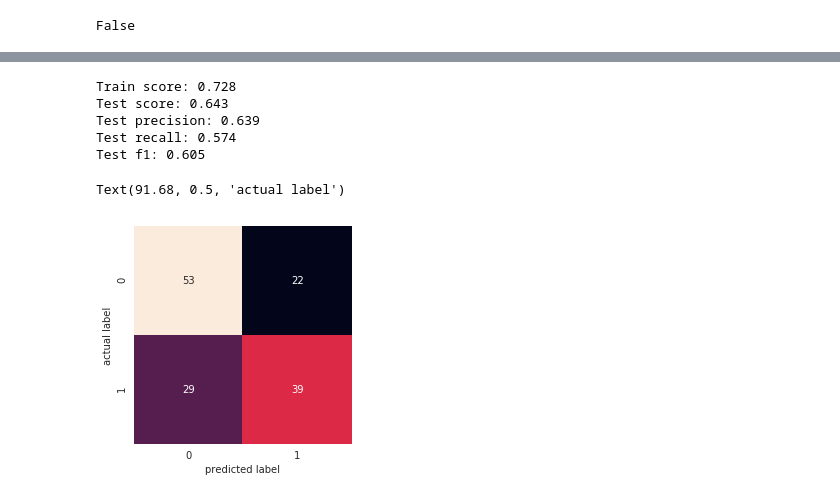
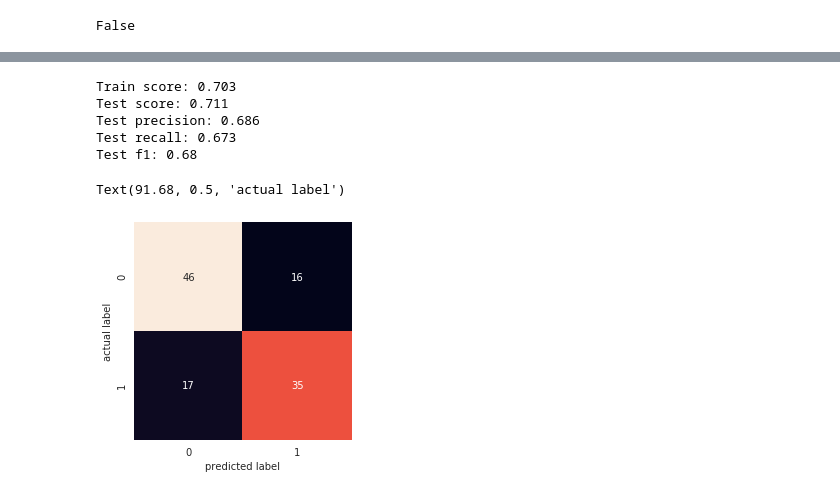
Before and after one commit to ArmstrongA/epl_predictions, a Jupyter notebook: epl_predictions.ipynb, the cells around one changed output, grey strips where cells are left out. Saved outputs shown, nothing was run; the diff lists cells and outputs as text; code cells hidden in the pictures.

```diff
--- a/epl_predictions.ipynb
+++ b/epl_predictions.ipynb
@@ -461,8 +567,10 @@ df[["HomeTeam", "HomeTeam_Enc", "AwayTeam", "AwayTeam_Enc"]].head(21)
+# %%
+df = pd.get_dummies(df, columns=['HomeTeam', 'AwayTeam'])
 # %%
 df["target"] = [1 if x == 'H' else 0 for x in list(df["FTR"])]
 # %%
 X = df.drop(['Referee', 'HS', 'AS', 'HST', 'AST', 'HC', 'AC', 'HF', 'AF', 'HY', 'AY', 'HR', 'AR', 'HS', 'AS', 'HST',
-         'AST', 'HC', 'AC', 'HF', 'AF', 'HY', 'AY', 'HR', 'AR',"Div", "Date", "FTHG", "HomeTeam", "AwayTeam",
+         'AST', 'HC', 'AC', 'HF', 'AF', 'HY', 'AY', 'HR', 'AR',"Div", "Date", "FTHG",
          'FTAG','FTR','HTHG','HTAG','HTR'], axis=1).reset_index(drop=True)
 X.columns
 # %% [output]
@@ -526,7 +630,7 @@ pdf.shape
 Y = pdf['target']
 X = pdf[[x for x in pdf.columns if x != 'target']]
 # %%
-X_train, X_test, y_train, y_test = train_test_split(X, Y, test_size = 0.25, random_state = 5)
+X_train, X_test, y_train, y_test = train_test_split(X, Y, test_size = 0.20, random_state = 5, stratify=Y, shuffle=True)
 print(X_train.shape)
 print(X_test.shape)
 print(y_train.shape)
@@ -540,3 +644,19 @@ print(y_test.shape)
 X_train.isnull().values.any()
 # %% [output]
 False
+# %%
+scorer = make_scorer(f1_score)
+clf_lr = LogisticRegression(class_weight='balanced')
+param_dist = {'penalty': ['l1', 'l2'],
+             'C': stats.uniform(0.001, 1)
+             }
+
+lr_rndm = RandomizedSearchCV(clf_lr, param_distributions = param_dist,
+                         cv = 3, random_state = 12, n_iter = 1000,
+                         scoring = scorer, error_score = 0,
+                         verbose = 3, n_jobs = -1)
+
+lr_rndm.fit(X_train, y_train)
+print("Score: {}".format(lr_rndm.best_score_))
+print(lr_rndm.best_estimator_)
+print(lr_rndm.best_params_)
@@ -543,30 +679,30 @@ False
 # %%
-lr_clf = LogisticRegression()
-
+#lr_clf = LogisticRegression(penalty='l1', C=0.09, class_weight='balanced')
+lr_clf = lr_rndm.best_estimator_
 lr_clf.fit(X_train, y_train)
 
 lr_y_pred = lr_clf.predict(X_test)
 
 print(f"Train score: {round(lr_clf.score(X_train, y_train), 3)}")
 print(f"Test score: {round(lr_clf.score(X_test, y_test), 3)}")
 print(f"Test precision: {round(precision_score(y_test, lr_y_pred), 3)}")
 print(f"Test recall: {round(recall_score(y_test, lr_y_pred), 3)}")
 print(f"Test f1: {round(f1_score(y_test, lr_y_pred), 3)}")
 
 confmatrix = confusion_matrix(y_test, lr_y_pred)
 
 sns.heatmap(confmatrix, square=True, annot=True, fmt='d', cbar=False)
 
 plt.xlabel('predicted label')
 plt.ylabel('actual label')
 # %% [output]
-Train score: 0.728
-Test score: 0.643
-Test precision: 0.639
-Test recall: 0.574
-Test f1: 0.605
+Train score: 0.703
+Test score: 0.711
+Test precision: 0.686
+Test recall: 0.673
+Test f1: 0.68
 Text(91.68, 0.5, 'actual label')
-[figure, old version]
+[figure, new version]
 # %%
 eli5.show_weights(lr_clf, feature_names=list(X_train))
 # %% [output]
```
Also changed, not shown: parts of 37 cells of this notebook, 2 other files.
